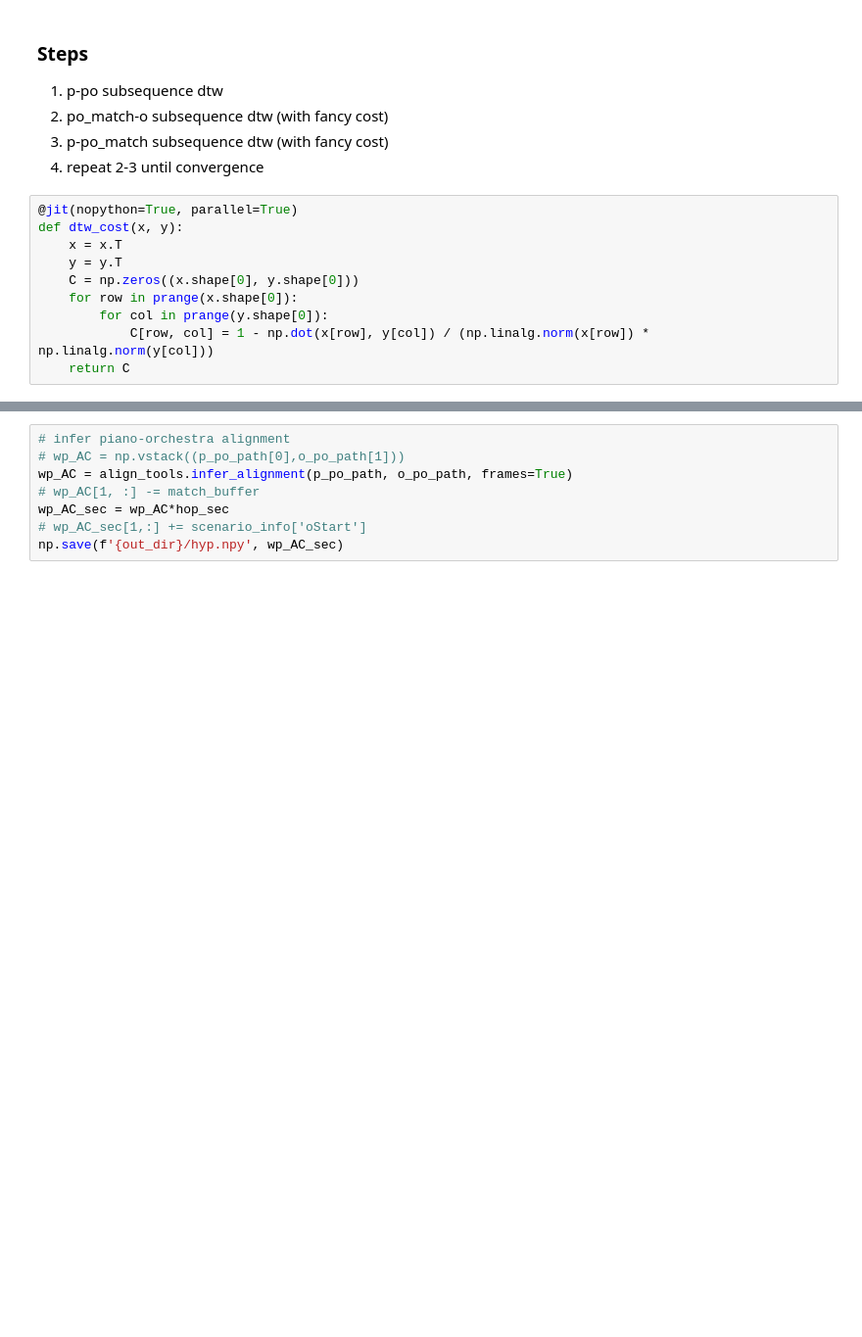
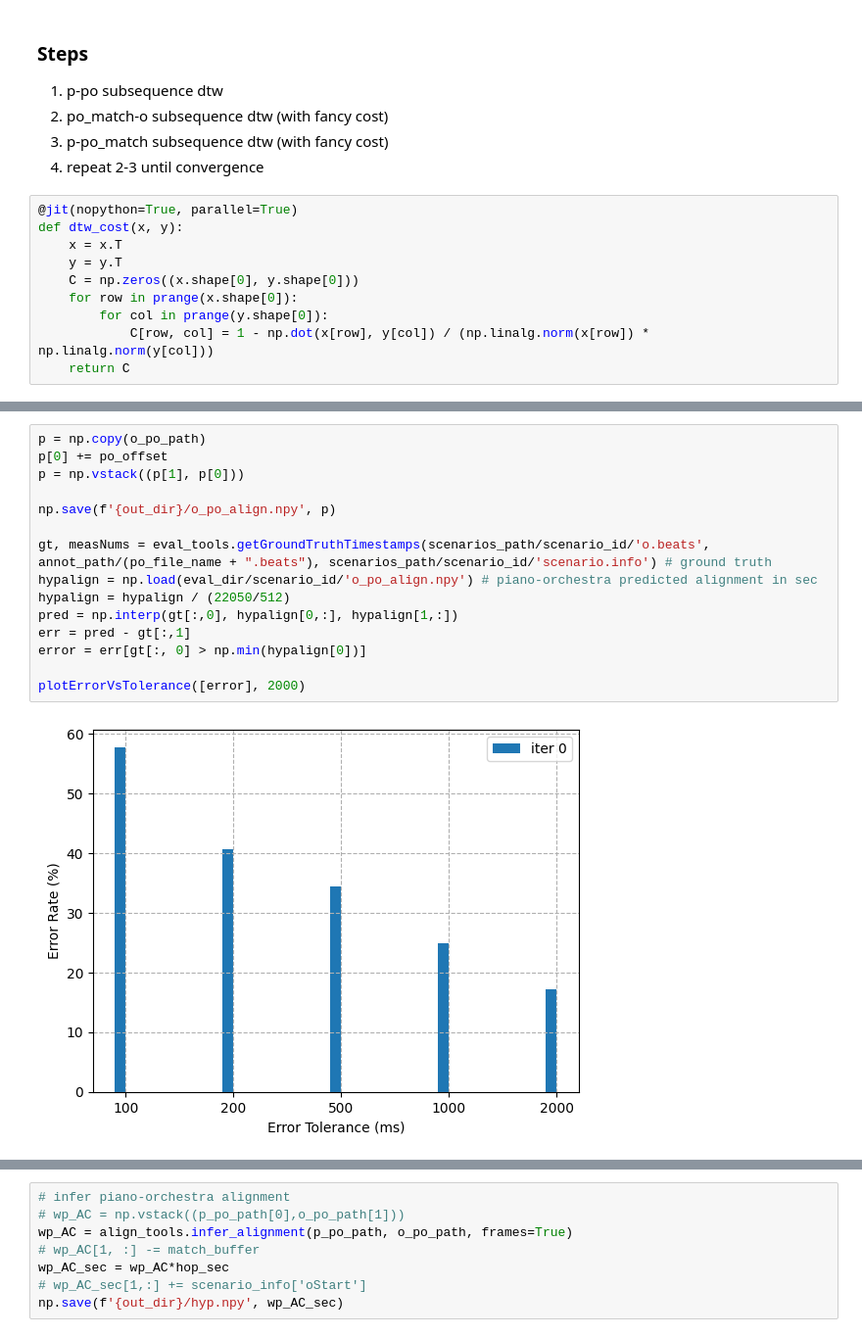
Before and after one commit to HMC-MIR/PianoConcertoAccompaniment, a Jupyter notebook: System_AlternatingPairwiseMixture.ipynb, the cells around one changed output, grey strips where cells are left out. Shown at 98% size. Drawn from its saved outputs; the diff is of its cells as text; blank space fills up the shorter version.

```diff
--- a/System_AlternatingPairwiseMixture.ipynb
+++ b/System_AlternatingPairwiseMixture.ipynb
@@ -447,0 +504,17 @@ def pairwise_mixture_cost(summed, aligned, alignment_path, to_align, query_is_su
+# %%
+p = np.copy(o_po_path)
+p[0] += po_offset
+p = np.vstack((p[1], p[0]))
+
+np.save(f'{out_dir}/o_po_align.npy', p)
+
+gt, measNums = eval_tools.getGroundTruthTimestamps(scenarios_path/scenario_id/'o.beats', annot_path/(po_file_name + ".beats"), scenarios_path/scenario_id/'scenario.info') # ground truth
+hypalign = np.load(eval_dir/scenario_id/'o_po_align.npy') # piano-orchestra predicted alignment in sec
+hypalign = hypalign / (22050/512)
+pred = np.interp(gt[:,0], hypalign[0,:], hypalign[1,:])
+err = pred - gt[:,1]
+error = err[gt[:, 0] > np.min(hypalign[0])]
+
+plotErrorVsTolerance([error], 2000)
+# %% [output]
+[figure, added]
```
Also changed, not shown: parts of 25 cells of this notebook.
